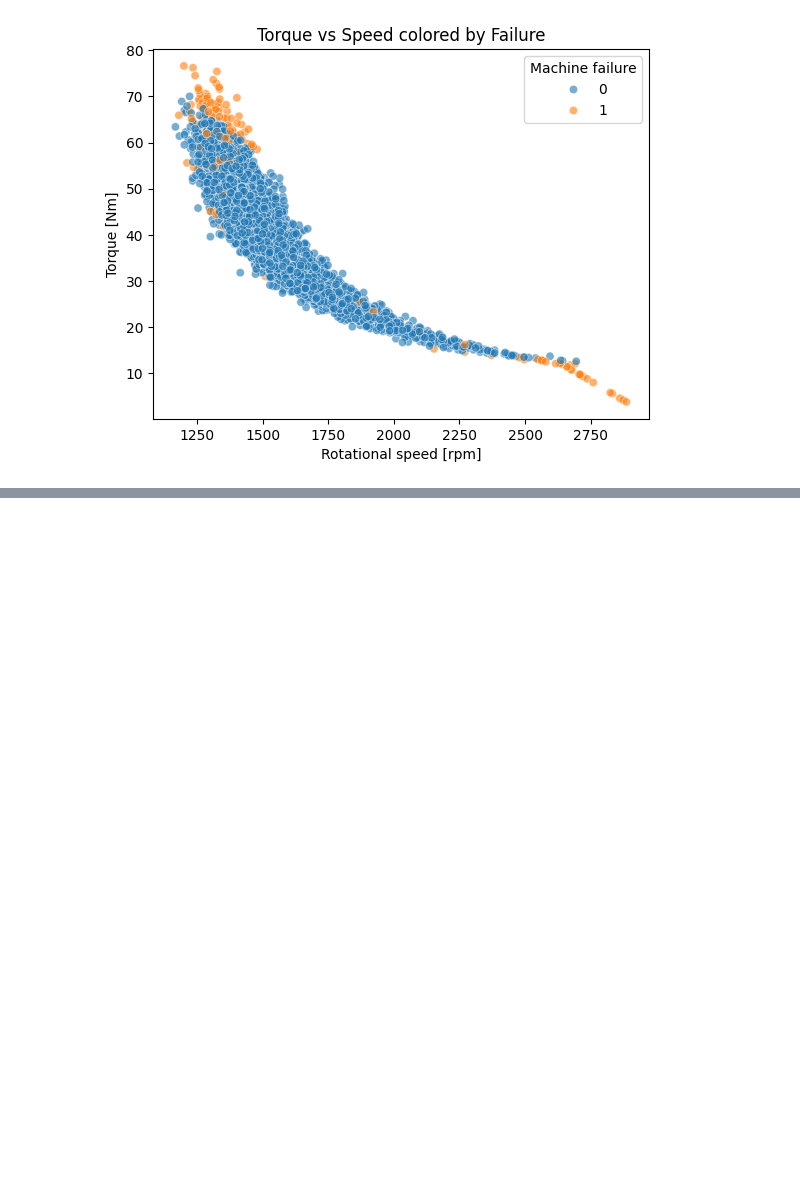
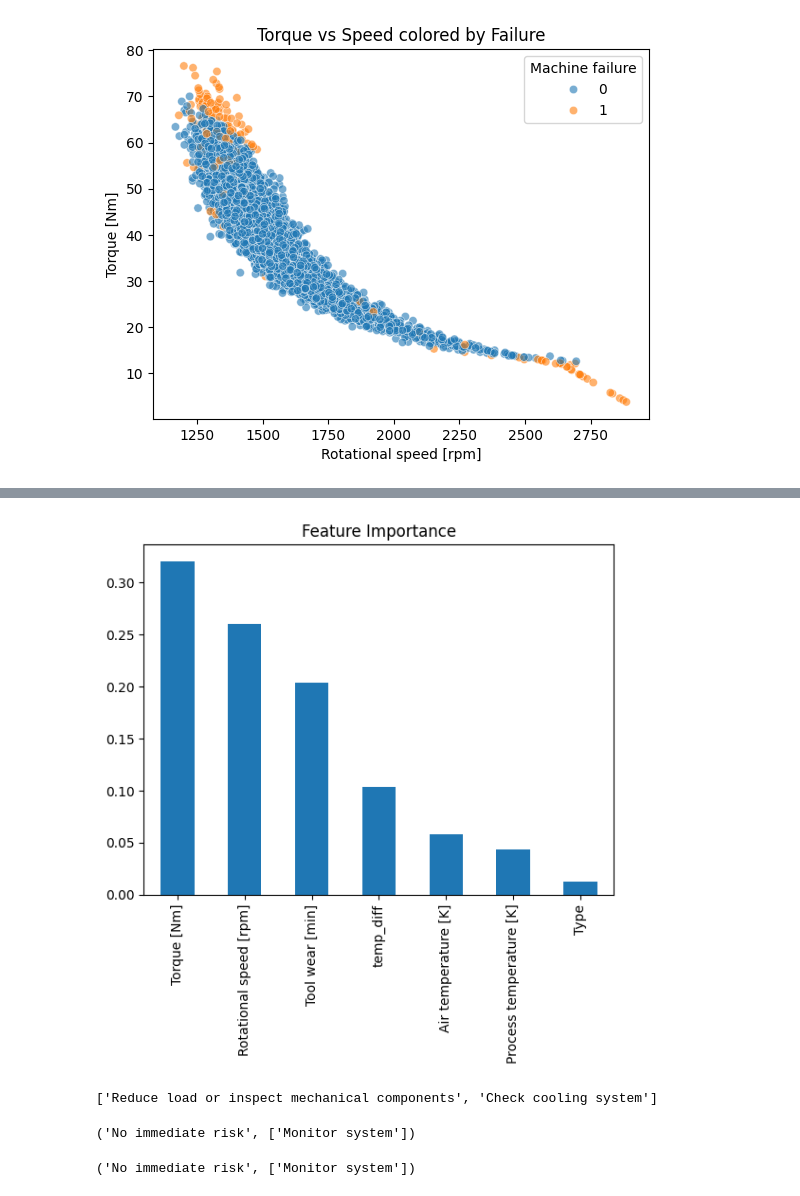
Before and after one commit to Metehan02/predictive-maintenance-system, a Jupyter notebook: notebooks/01_eda.ipynb, the cells around one changed output, grey strips where cells are left out. Saved outputs shown, nothing was run; the diff lists cells and outputs as text; code cells hidden in the pictures; blank space fills up the shorter version.

```diff
--- a/notebooks/01_eda.ipynb
+++ b/notebooks/01_eda.ipynb
@@ -103,0 +220,9 @@ y = df["Machine failure"]
+# %%
+import pandas as pd
+
+feature_importances = pd.Series(
+    rf_model.feature_importances_,
+    index=X.columns
+).sort_values(ascending=False)
+
+feature_importances
@@ -103,0 +238,6 @@ y = df["Machine failure"]
+# %%
+feature_importances.plot(kind="bar")
+plt.title("Feature Importance")
+plt.show()
+# %% [output]
+[figure, added]
@@ -103,0 +264,5 @@ y = df["Machine failure"]
+# %%
+sample = X_test.iloc[0]
+recommend_maintenance(sample)
+# %% [output]
+['Reduce load or inspect mechanical components', 'Check cooling system']
@@ -103,0 +277,9 @@ y = df["Machine failure"]
+# %%
+predict_and_recommend(rf_model, X_test.iloc[0])
+# %% [output]
+('No immediate risk', ['Monitor system'])
+# %%
+fail_sample = X_test[y_test == 1].iloc[0]
+predict_and_recommend(rf_model, fail_sample)
+# %% [output]
+('No immediate risk', ['Monitor system'])
```
Also changed, not shown: parts of 22 cells of this notebook.
